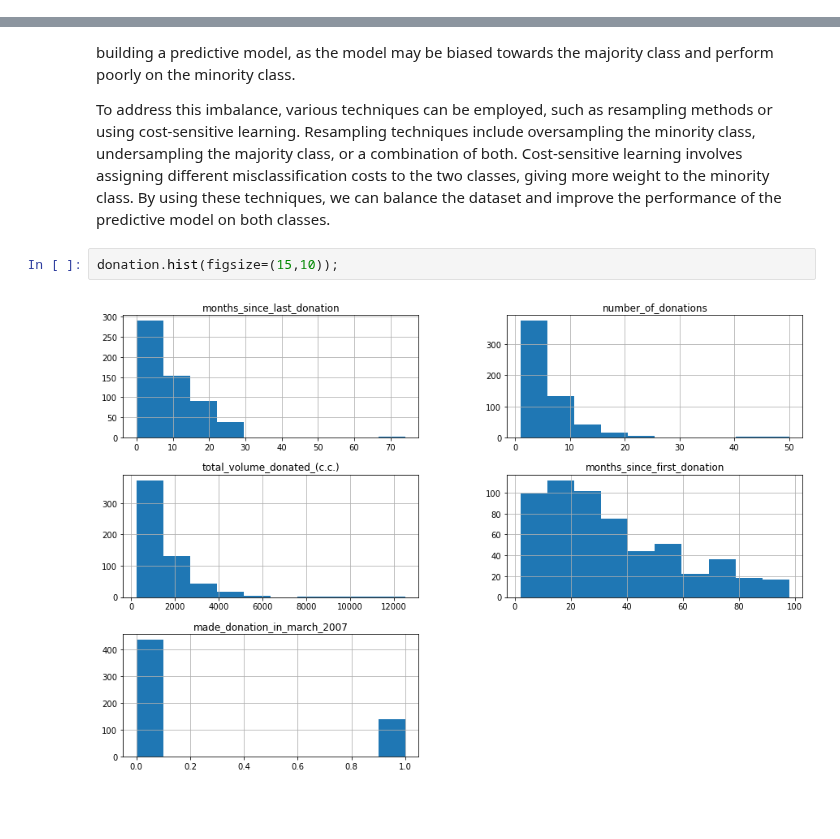
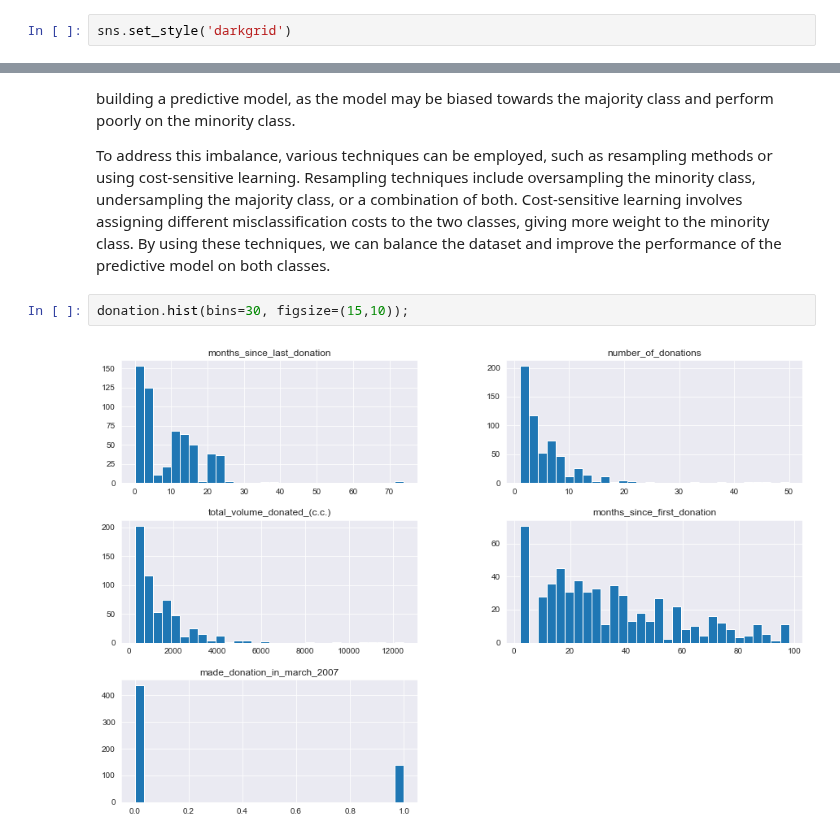
Before and after one commit to mdushetwar/Blood-Donation-Prediction, a Jupyter notebook: BloodDonationPred.ipynb, the cells around one changed output, grey strips where cells are left out. Cells and saved outputs as stored; diff of their text form; blank space fills up the shorter version.

```diff
--- a/BloodDonationPred.ipynb
+++ b/BloodDonationPred.ipynb
@@ -79,0 +123,2 @@ import numpy as np
+# %%
+sns.set_style('darkgrid')
@@ -175,6 +222,6 @@ The value counts of the target variable show that the dataset is imbalanced, wit
 
 To address this imbalance, various techniques can be employed, such as resampling methods or using cost-sensitive learning. Resampling techniques include oversampling the minority class, undersampling the majority class, or a combination of both. Cost-sensitive learning involves assigning different misclassification costs to the two classes, giving more weight to the minority class. By using these techniques, we can balance the dataset and improve the performance of the predictive model on both classes.
 # %%
-donation.hist(figsize=(15,10));
+donation.hist(bins=30, figsize=(15,10));
 # %% [output]
-[figure, old version]
+[figure, new version]
```
Also changed, not shown: parts of 17 cells of this notebook, 1 other file.
